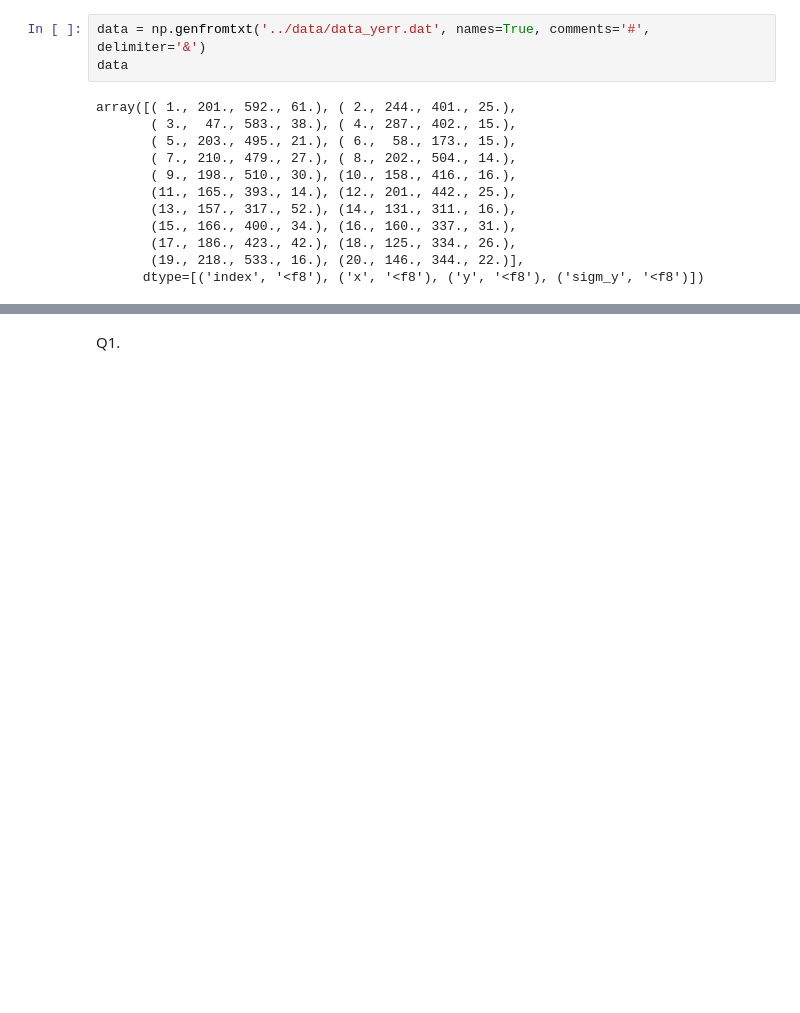
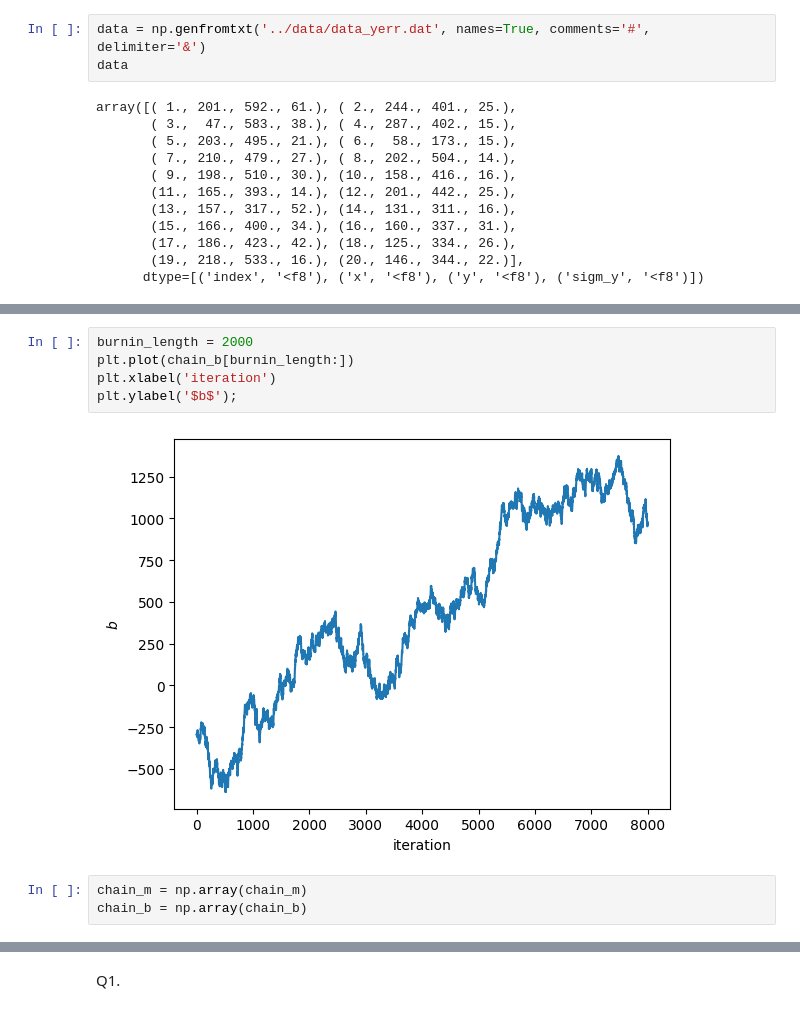
Before and after one commit to R-bna/sci-comp-ii-fall24, a Jupyter notebook: Working/HW4 metropolis sampling.ipynb, the cells around one changed output, grey strips where cells are left out. Cells and saved outputs as stored; diff of their text form; blank space fills up the shorter version.

```diff
--- a/Working/HW4 metropolis sampling.ipynb
+++ b/Working/HW4 metropolis sampling.ipynb
@@ -71,0 +77,10 @@ def build_model(m, b):
+# %%
+burnin_length = 2000
+plt.plot(chain_b[burnin_length:])
+plt.xlabel('iteration')
+plt.ylabel('$b$');
+# %% [output]
+[figure, added]
+# %%
+chain_m = np.array(chain_m)
+chain_b = np.array(chain_b)
```
Also changed, not shown: parts of 15 cells of this notebook.
